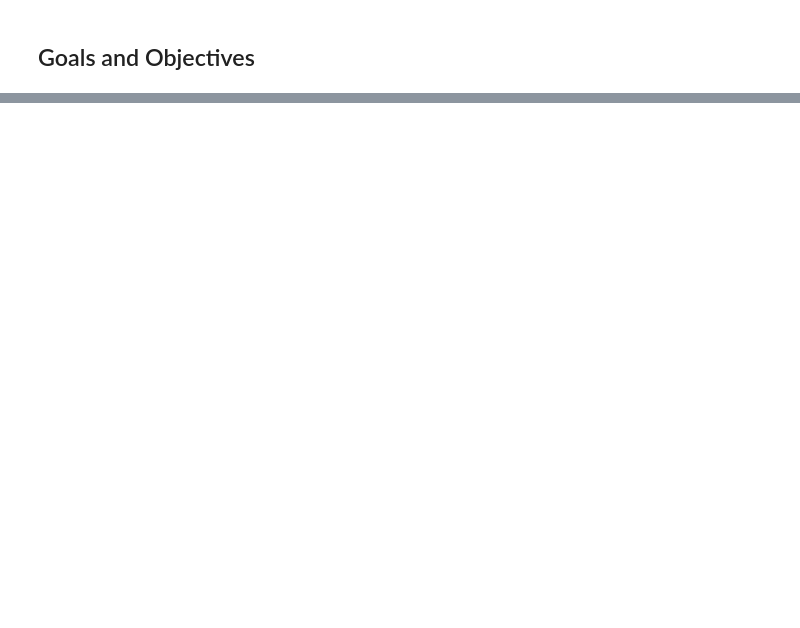
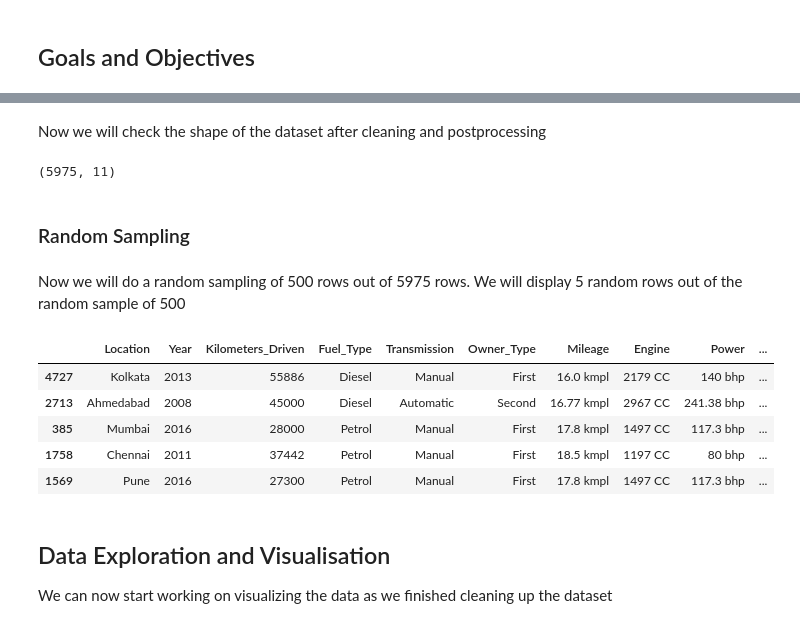
Before and after one commit to mayankthakkar17/MATHS_2_GROUP_11, a Jupyter notebook: maths2grp.ipynb, the cells around one changed output, grey strips where cells are left out. Drawn from its saved outputs; the diff is of its cells as text; code cells hidden in the pictures; blank space fills up the shorter version.

Commit message:
visualisation left

```diff
--- a/maths2grp.ipynb
+++ b/maths2grp.ipynb
@@ -113,0 +139,2 @@ For this report, the target feature will be the price of houses in paris in in E
+# %%
+df_grp11 = df_grp11.drop(columns=["Unnamed: 0","New_Price", "Name"])
@@ -113,0 +210,2 @@ For this report, the target feature will be the price of houses in paris in in E
+# %%
+df_grp11 = df_grp11.dropna()
@@ -113,0 +229,24 @@ For this report, the target feature will be the price of houses in paris in in E
+# %% [markdown]
+Now we will check the shape of the dataset after cleaning and postprocessing
+# %%
+df_grp11.shape
+# %% [output]
+(5975, 11)
+# %% [markdown]
+### Random Sampling
+# %% [markdown]
+Now we will do a random sampling of 500 rows out of 5975 rows. We will display 5 random rows out of the random sample of 500
+# %%
+melb_df = df_grp11.sample(n=500, random_state=999)
+melb_df.sample(5, random_state=999)
+# %% [output]
+|  | Location | Year | Kilometers_Driven | Fuel_Type | Transmission | Owner_Type | Mileage | Engine | Power | ... |
+| 4727 | Kolkata | 2013 | 55886 | Diesel | Manual | First | 16.0 kmpl | 2179 CC | 140 bhp | ... |
+| 2713 | Ahmedabad | 2008 | 45000 | Diesel | Automatic | Second | 16.77 kmpl | 2967 CC | 241.38 bhp | ... |
+| 385 | Mumbai | 2016 | 28000 | Petrol | Manual | First | 17.8 kmpl | 1497 CC | 117.3 bhp | ... |
+| 1758 | Chennai | 2011 | 37442 | Petrol | Manual | First | 18.5 kmpl | 1197 CC | 80 bhp | ... |
+| 1569 | Pune | 2016 | 27300 | Petrol | Manual | First | 17.8 kmpl | 1497 CC | 117.3 bhp | ... |
+# %% [markdown]
+## Data Exploration and Visualisation
+
+We can now start working on visualizing the data as we finished cleaning up the dataset
```
Also changed, not shown: parts of 27 cells of this notebook, 1 other file.
